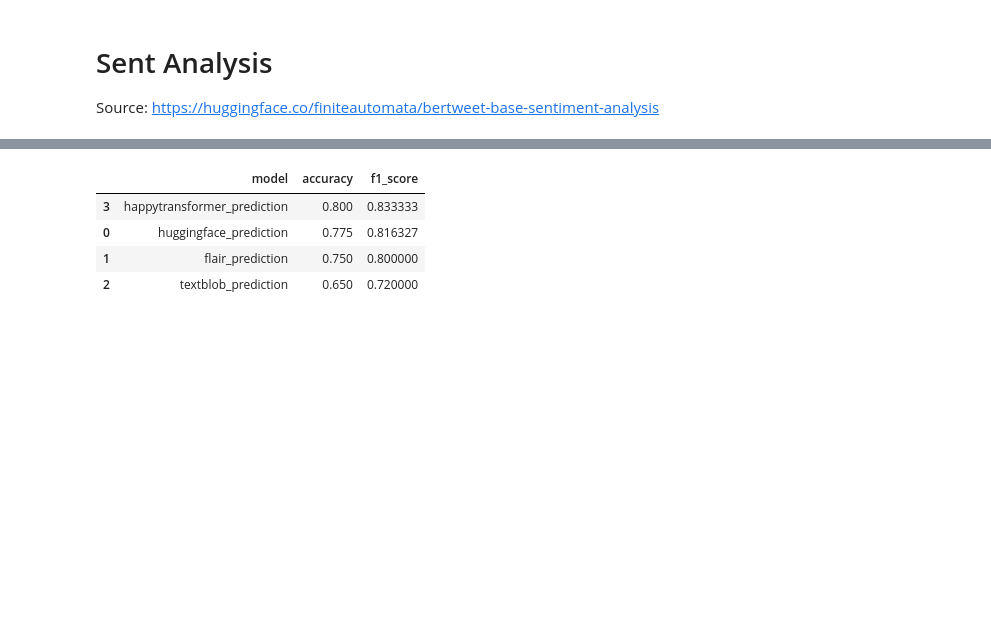
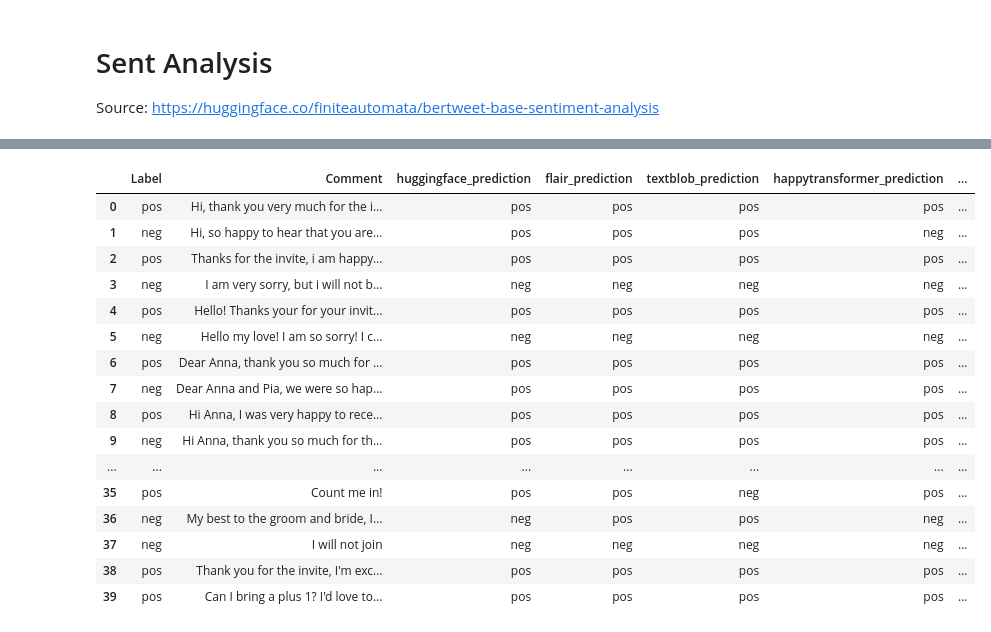
Before and after one commit to ReeceRios/Intro2python, a Jupyter notebook: Sentiment_Analysis_Hertie_Work.ipynb, the cells around one changed output, grey strips where cells are left out. Cells and saved outputs as stored; diff of their text form; code cells hidden in the pictures; blank space fills up the shorter version.

```diff
--- a/Sentiment_Analysis_Hertie_Work.ipynb
+++ b/Sentiment_Analysis_Hertie_Work.ipynb
@@ -184,0 +207,37 @@ df
+# %%
+#Vader
+
+import nltk
+import pandas as pd
+nltk.download("vader_lexicon")
+
+
+all_responses = df.copy()
+totalrows = len(all_responses.index) - 1 #also needed for the while loop: will use to repeat for all rows in column
+
+vader_preds = []
+
+cellnumber = 0 #needed for while loop
+
+#creating pandas df from excel sheet with responses
+
+
+totalrows = len(all_responses.index) - 1 #also needed for the while loop: will use to repeat for all rows in column
+
+while cellnumber <= totalrows:
+
+    from nltk.sentiment import SentimentIntensityAnalyzer as sia #needs to be redone every time or I get an error
+    response = str(all_responses.iloc[cellnumber]) #get response in new row
+
+#analyze response
+
+    sia = sia()
+    score = sia.polarity_scores(response)
+
+    if score["compound"] >= 0:
+        vader_preds.append("pos")
+
+    elif score["compound"] < 0:
+        vader_preds.append("neg")
+
+    cellnumber = cellnumber + 1
@@ -185,7 +247,28 @@ df
+# %%
+df['vader_prediction'] = vader_preds
+df
+# %% [output]
+|  | Label | Comment | huggingface_prediction | flair_prediction | textblob_prediction | happytransformer_prediction | ... |
+| 0 | pos | Hi, thank you very much for the i... | pos | pos | pos | pos | ... |
+| 1 | neg | Hi, so happy to hear that you are... | pos | pos | pos | neg | ... |
+| 2 | pos | Thanks for the invite, i am happy... | pos | pos | pos | pos | ... |
+| 3 | neg | I am very sorry, but i will not b... | neg | neg | neg | neg | ... |
+| 4 | pos | Hello! Thanks your for your invit... | pos | pos | pos | pos | ... |
+| 5 | neg | Hello my love! I am so sorry! I c... | neg | neg | neg | neg | ... |
+| 6 | pos | Dear Anna, thank you so much for ... | pos | pos | pos | pos | ... |
+| 7 | neg | Dear Anna and Pia, we were so hap... | pos | pos | pos | pos | ... |
+| 8 | pos | Hi Anna, I was very happy to rece... | pos | pos | pos | pos | ... |
+| 9 | neg | Hi Anna, thank you so much for th... | pos | pos | pos | pos | ... |
+| ... | ... | ... | ... | ... | ... | ... | ... |
+| 35 | pos | Count me in! | pos | pos | neg | pos | ... |
+| 36 | neg | My best to the groom and bride, I... | neg | pos | pos | neg | ... |
+| 37 | neg | I will not join | neg | neg | neg | neg | ... |
+| 38 | pos | Thank you for the invite, I'm exc... | pos | pos | pos | pos | ... |
+| 39 | pos | Can I bring a plus 1? I'd love to... | pos | pos | pos | pos | ... |
 # %%
 from sklearn.metrics import f1_score, accuracy_score
 # %%
-models = ['huggingface_prediction',	'flair_prediction',	'textblob_prediction',	'happytransformer_prediction']
+models = ['huggingface_prediction',	'flair_prediction',	'textblob_prediction',	'happytransformer_prediction', 'vader_prediction']
 rows = []
 for model in models:
   row = {
@@ -196,10 +279,4 @@ for model in models:
   rows.append(row)
 
 eval_df = pd.DataFrame(rows)
-eval_df.sort_values('f1_score', ascending=False)
+eval_df_sorted=eval_df.sort_values('f1_score', ascending=False)
-# %% [output]
-|  | model | accuracy | f1_score |
-| 3 | happytransformer_prediction | 0.800 | 0.833333 |
-| 0 | huggingface_prediction | 0.775 | 0.816327 |
-| 1 | flair_prediction | 0.750 | 0.800000 |
-| 2 | textblob_prediction | 0.650 | 0.720000 |
```
Also changed, not shown: parts of 11 cells of this notebook.
